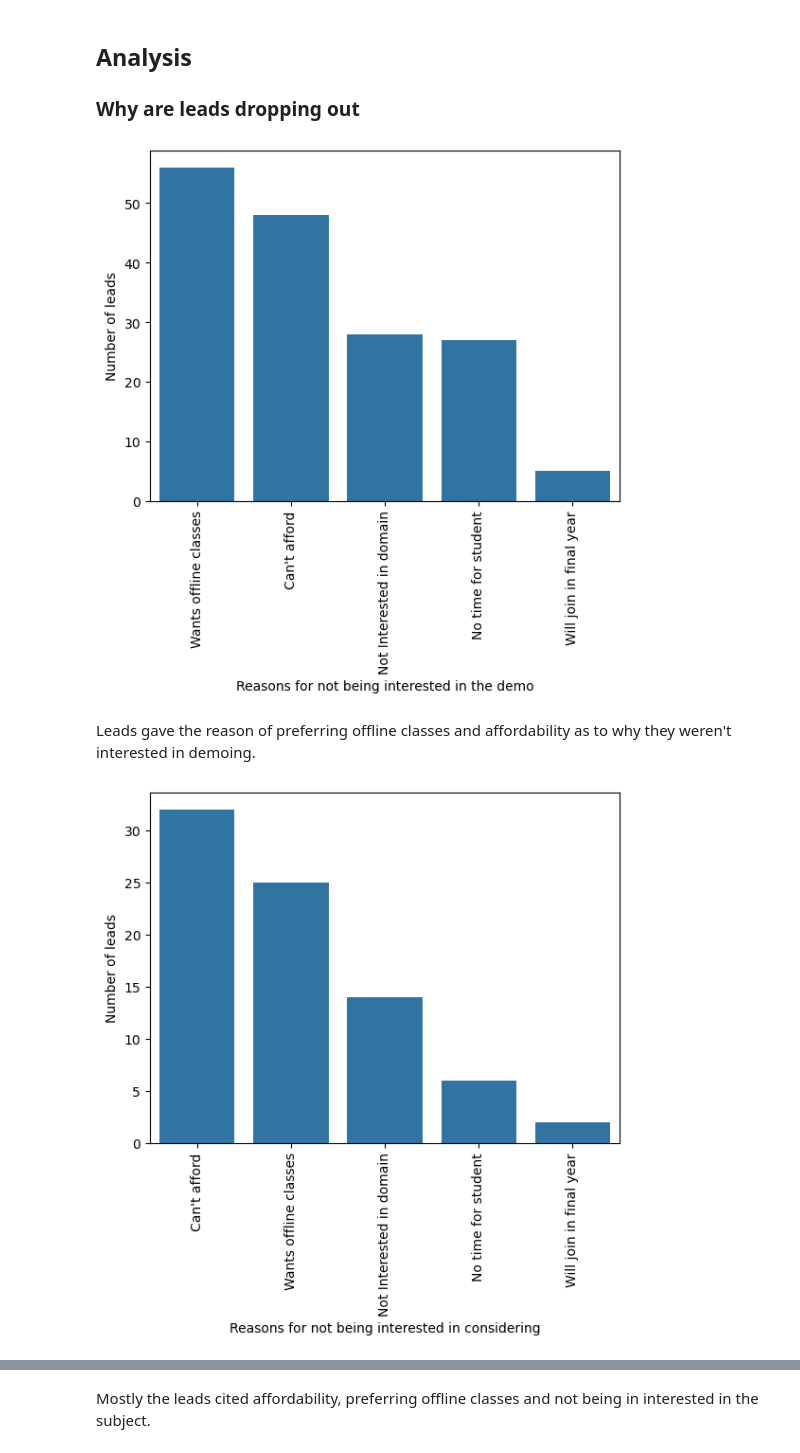
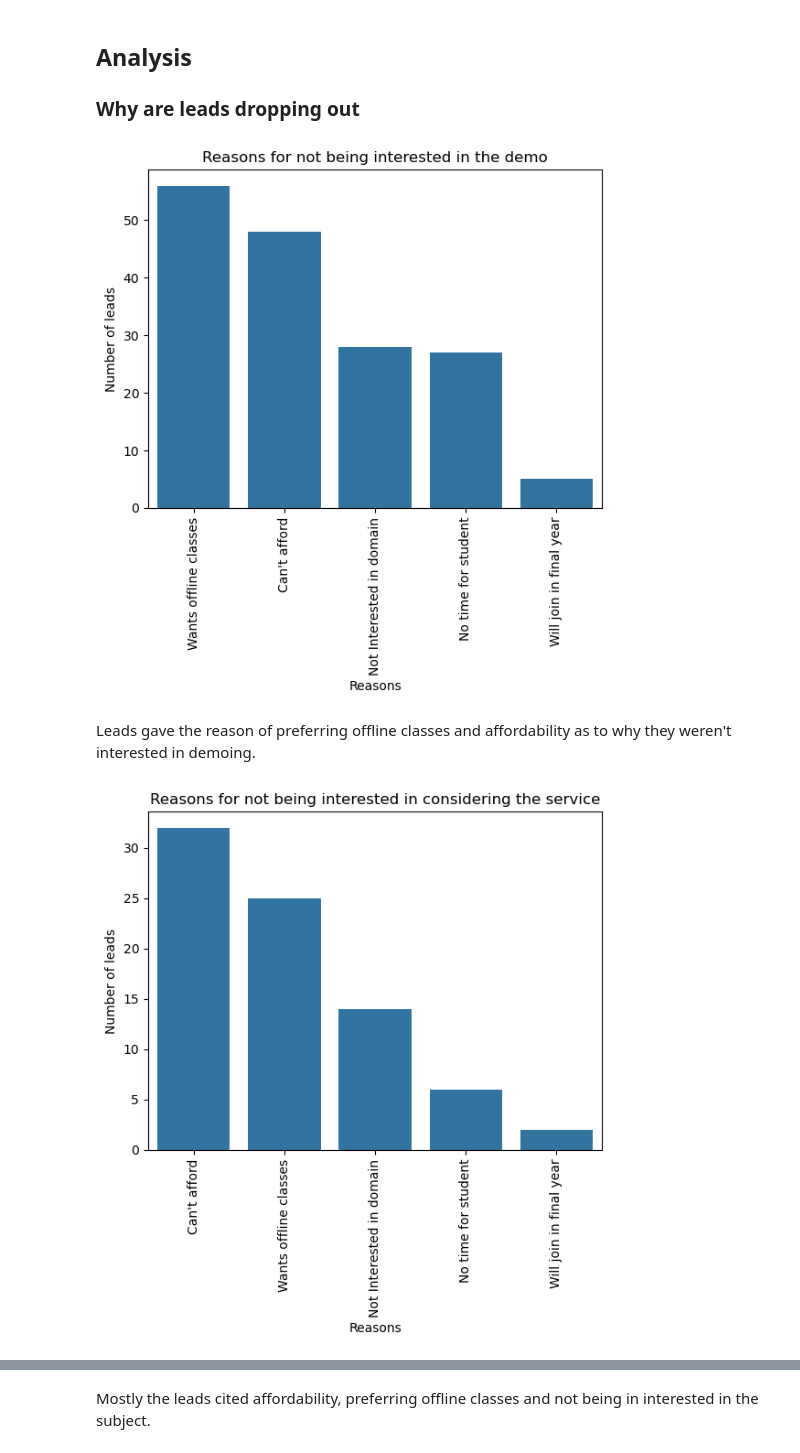
Before and after one commit to NajibAdan/EdTech_Analysis, a Jupyter notebook: edtech_analysis.ipynb, the cells around one changed output, grey strips where cells are left out. Drawn from its saved outputs; the diff is of its cells as text; code cells hidden in the pictures.

```diff
--- a/edtech_analysis.ipynb
+++ b/edtech_analysis.ipynb
@@ -48,15 +48,17 @@ def plot_bar_chart(df,col,xlabel,y=False,ninety=True):
             plt.xticks(rotation=90);
 # %%
 lead_end = no_interest_df.query("stage_dropped == 'lead'")
-plot_bar_chart(lead_end,'reason','Reasons for not being interested in the demo');
+plot_bar_chart(lead_end,'reason','Reasons')
+plt.title('Reasons for not being interested in the demo');
 # %% [output]
-[figure, old version]
+[figure, new version]
 # %% [markdown]
 Leads gave the reason of preferring offline classes and affordability as to why they weren't interested in demoing.
 # %%
 awareness_end = no_interest_df.query("stage_dropped == 'awareness'")
-plot_bar_chart(awareness_end,'reason','Reasons for not being interested in considering');
+plot_bar_chart(awareness_end,'reason','Reasons')
+plt.title('Reasons for not being interested in considering the service');
 # %% [output]
-[figure, old version]
+[figure, new version]
 # %%
 consider_end = no_interest_df.query("stage_dropped == 'consider'")
```
Also changed, not shown: parts of 9 cells of this notebook, 1 other file.
